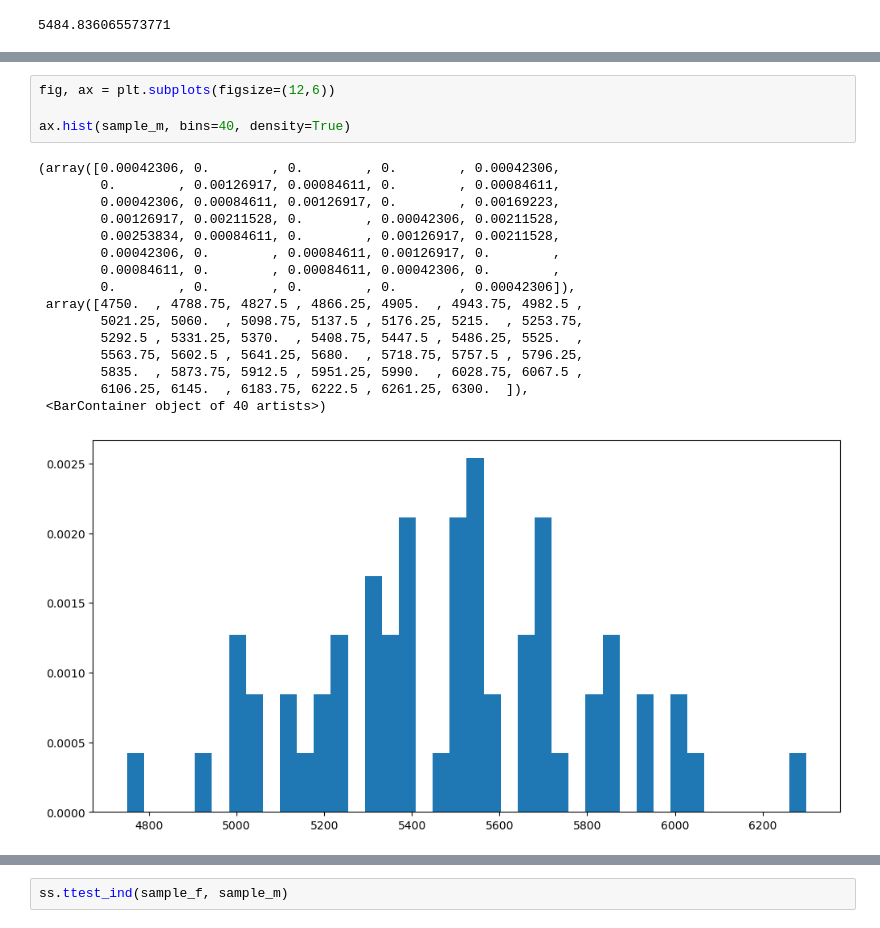
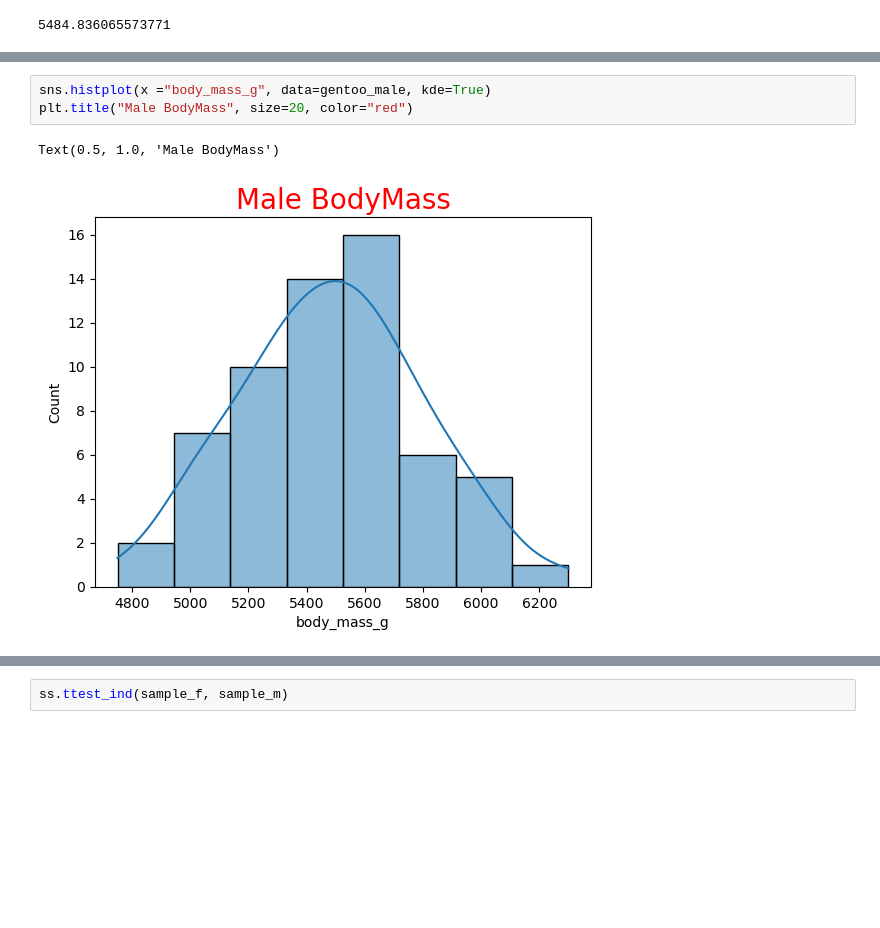
Before and after one commit to VCurry20/MachineLearning_Statistics, a Jupyter notebook: Tasks.ipynb, the cells around one changed output, grey strips where cells are left out. Cells and saved outputs as stored; diff of their text form; blank space fills up the shorter version.

```diff
--- a/Tasks.ipynb
+++ b/Tasks.ipynb
@@ -819,21 +827,6 @@ def normal_pdf(x, mu=0.0, sigma=1.0):
-# %%
-fig, ax = plt.subplots(figsize=(12,6))
-
-ax.hist(sample_m, bins=40, density=True)
-# %% [output]
-(array([0.00042306, 0.        , 0.        , 0.        , 0.00042306,
-        0.        , 0.00126917, 0.00084611, 0.        , 0.00084611,
-        0.00042306, 0.00084611, 0.00126917, 0.        , 0.00169223,
-        0.00126917, 0.00211528, 0.        , 0.00042306, 0.00211528,
-        0.00253834, 0.00084611, 0.        , 0.00126917, 0.00211528,
-        0.00042306, 0.        , 0.00084611, 0.00126917, 0.        ,
-        0.00084611, 0.        , 0.00084611, 0.00042306, 0.        ,
-        0.        , 0.        , 0.        , 0.        , 0.00042306]),
- array([4750.  , 4788.75, 4827.5 , 4866.25, 4905.  , 4943.75, 4982.5 ,
-        5021.25, 5060.  , 5098.75, 5137.5 , 5176.25, 5215.  , 5253.75,
-        5292.5 , 5331.25, 5370.  , 5408.75, 5447.5 , 5486.25, 5525.  ,
-        5563.75, 5602.5 , 5641.25, 5680.  , 5718.75, 5757.5 , 5796.25,
-        5835.  , 5873.75, 5912.5 , 5951.25, 5990.  , 6028.75, 6067.5 ,
-        6106.25, 6145.  , 6183.75, 6222.5 , 6261.25, 6300.  ]),
- <BarContainer object of 40 artists>)
-[figure, removed]
+# %%
+sns.histplot(x ="body_mass_g", data=gentoo_male, kde=True)
+plt.title("Male BodyMass", size=20, color="red")
+# %% [output]
+Text(0.5, 1.0, 'Male BodyMass')
+[figure, added]
```
Also changed, not shown: parts of 21 cells of this notebook.
